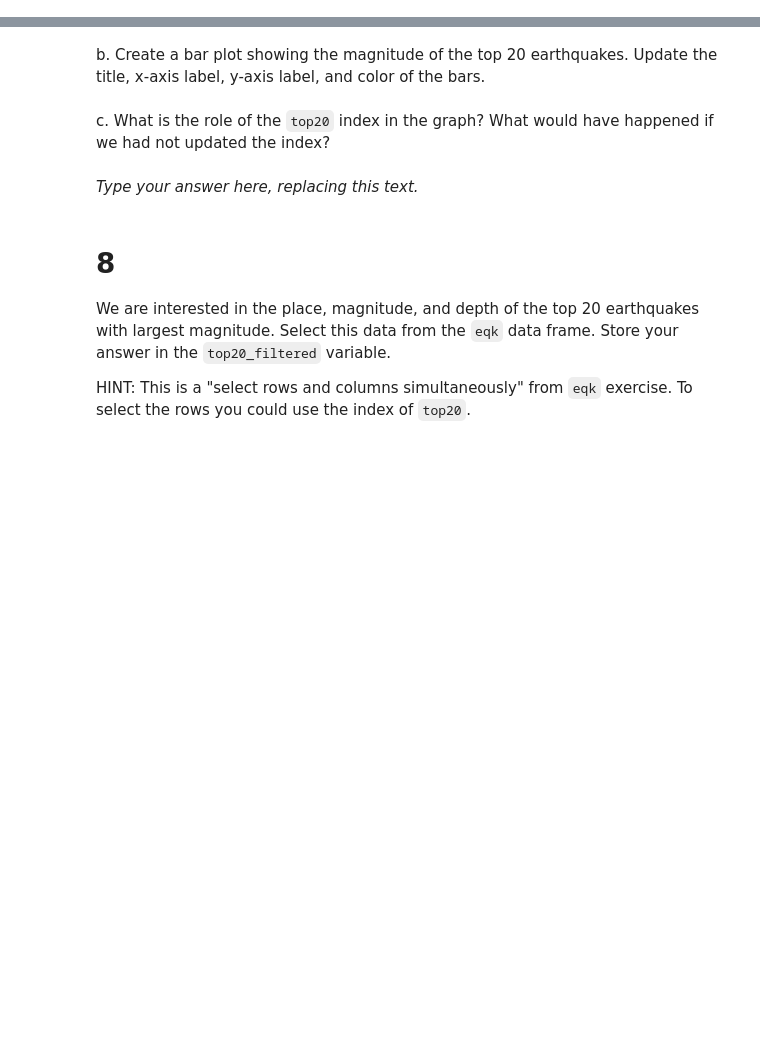
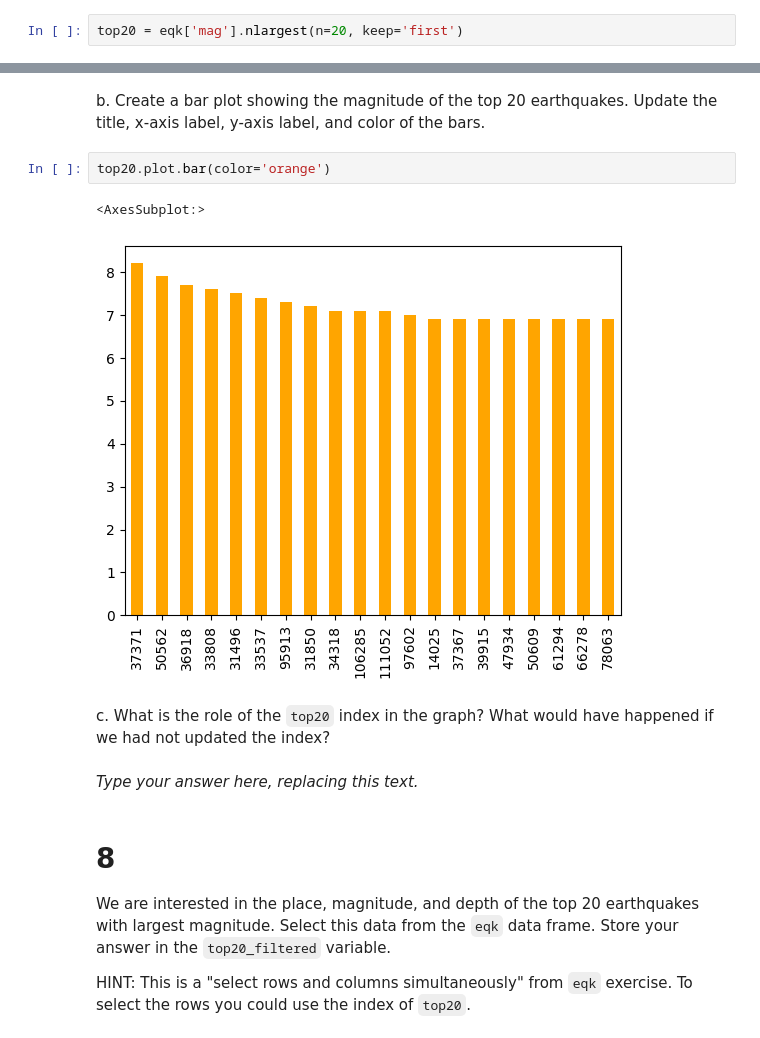
Before and after one commit to ryangreen6/eds220-hwk1, a Jupyter notebook: hwk1-task3-earthquakes.ipynb, the cells around one changed output, grey strips where cells are left out. Drawn from its saved outputs; the diff is of its cells as text; blank space fills up the shorter version.

```diff
--- a/hwk1-task3-earthquakes.ipynb
+++ b/hwk1-task3-earthquakes.ipynb
@@ -137,3 +155,5 @@ top20 = ...
+# %%
+top20 = eqk['mag'].nlargest(n=20, keep='first')
 # %%
 # View the dataframe
 top20
@@ -141,6 +179,11 @@ top20
 <!-- BEGIN QUESTION -->
 
 b. Create a bar plot showing the magnitude of the top 20 earthquakes. Update the title, x-axis label, y-axis label, and color of the bars.
+# %%
+top20.plot.bar(color='orange')
+# %% [output]
+<AxesSubplot:>
+[figure, added]
 # %% [markdown]
 <!-- END QUESTION -->
 
```
Also changed, not shown: parts of 13 cells of this notebook.
